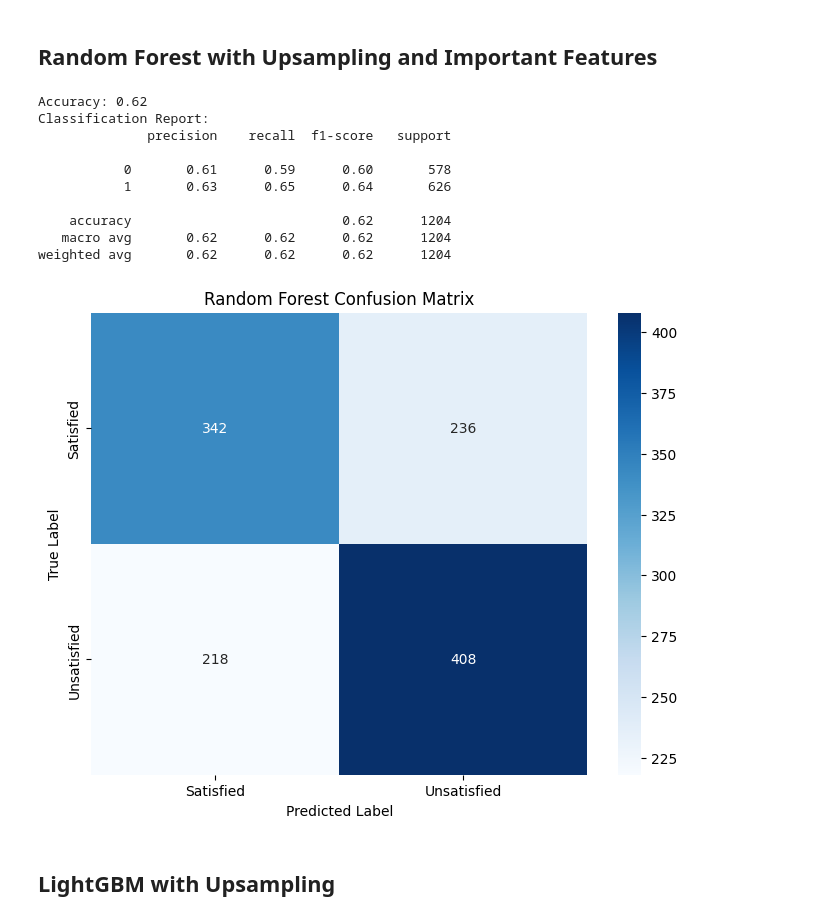
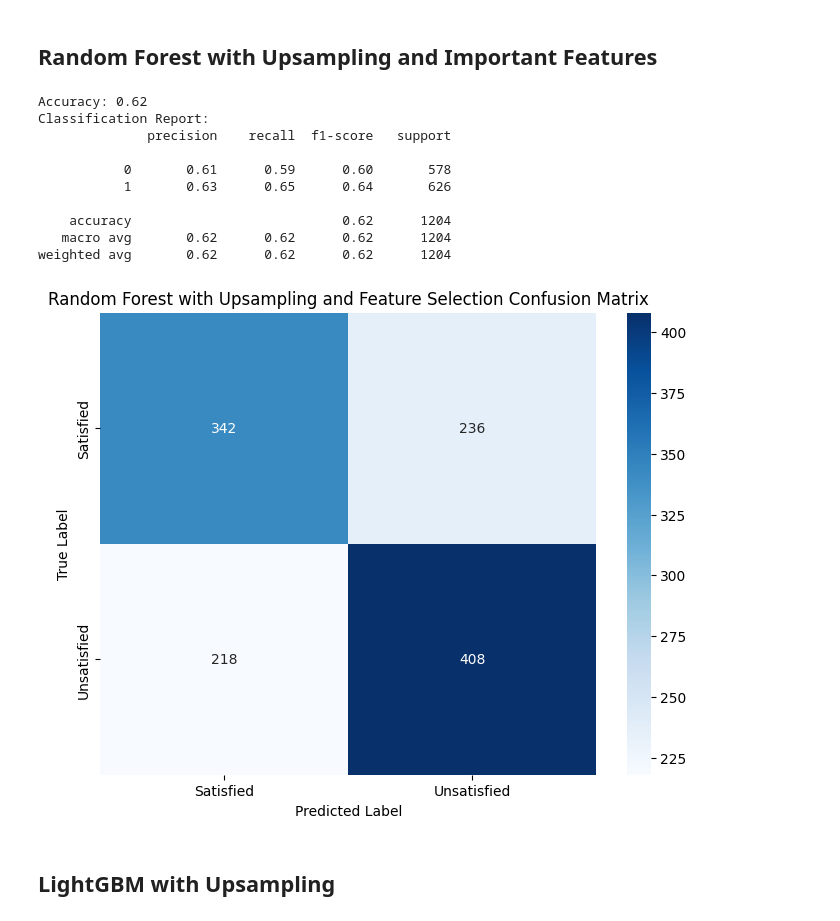
Before and after one commit to NoMoreNotions/PHYS_247_Project_1, a Jupyter notebook: Santander_Bank_Customer_Satisfaction_NB.ipynb, the cells around one changed output. Saved outputs shown, nothing was run; the diff lists cells and outputs as text; code cells hidden in the pictures.

```diff
--- a/Santander_Bank_Customer_Satisfaction_NB.ipynb
+++ b/Santander_Bank_Customer_Satisfaction_NB.ipynb
@@ -377,32 +383,32 @@ rf_model.fit(X_train, y_train)
 
 # Step 4: Make predictions
 y_pred = rf_model.predict(X_test)
-
-# Step 5: Evaluate the model
-accuracy = accuracy_score(y_test, y_pred)
-print(f'Accuracy: {accuracy:.2f}')
-print('Classification Report:')
-print(classification_report(y_test, y_pred))
-
-confusion = confusion_matrix(y_test, y_pred)
-plt.figure(figsize=(8, 6))
-sns.heatmap(confusion, annot=True, fmt='d', cmap='Blues', xticklabels=['Satisfied', 'Unsatisfied'], yticklabels=['Satisfied', 'Unsatisfied'])
-plt.xlabel('Predicted Label')
-plt.ylabel('True Label')
-plt.title('Random Forest Confusion Matrix')
-plt.show()
-# %% [output]
-Accuracy: 0.62
-Classification Report:
-              precision    recall  f1-score   support
-
-           0       0.61      0.59      0.60       578
-           1       0.63      0.65      0.64       626
-
-    accuracy                           0.62      1204
-   macro avg       0.62      0.62      0.62      1204
-weighted avg       0.62      0.62      0.62      1204
-[figure, removed]
+# %%
+# Step 5: Evaluate the model
+accuracy = accuracy_score(y_test, y_pred)
+print(f'Accuracy: {accuracy:.2f}')
+print('Classification Report:')
+print(classification_report(y_test, y_pred))
+
+confusion = confusion_matrix(y_test, y_pred)
+plt.figure(figsize=(8, 6))
+sns.heatmap(confusion, annot=True, fmt='d', cmap='Blues', xticklabels=['Satisfied', 'Unsatisfied'], yticklabels=['Satisfied', 'Unsatisfied'])
+plt.xlabel('Predicted Label')
+plt.ylabel('True Label')
+plt.title('Random Forest with Upsampling and Feature Selection Confusion Matrix')
+plt.show()
+# %% [output]
+Accuracy: 0.62
+Classification Report:
+              precision    recall  f1-score   support
+
+           0       0.61      0.59      0.60       578
+           1       0.63      0.65      0.64       626
+
+    accuracy                           0.62      1204
+   macro avg       0.62      0.62      0.62      1204
+weighted avg       0.62      0.62      0.62      1204
+[figure, added]
 # %% [markdown]
 ## LightGBM with Upsampling
 # %%
```
Also changed, not shown: parts of 9 cells of this notebook.
